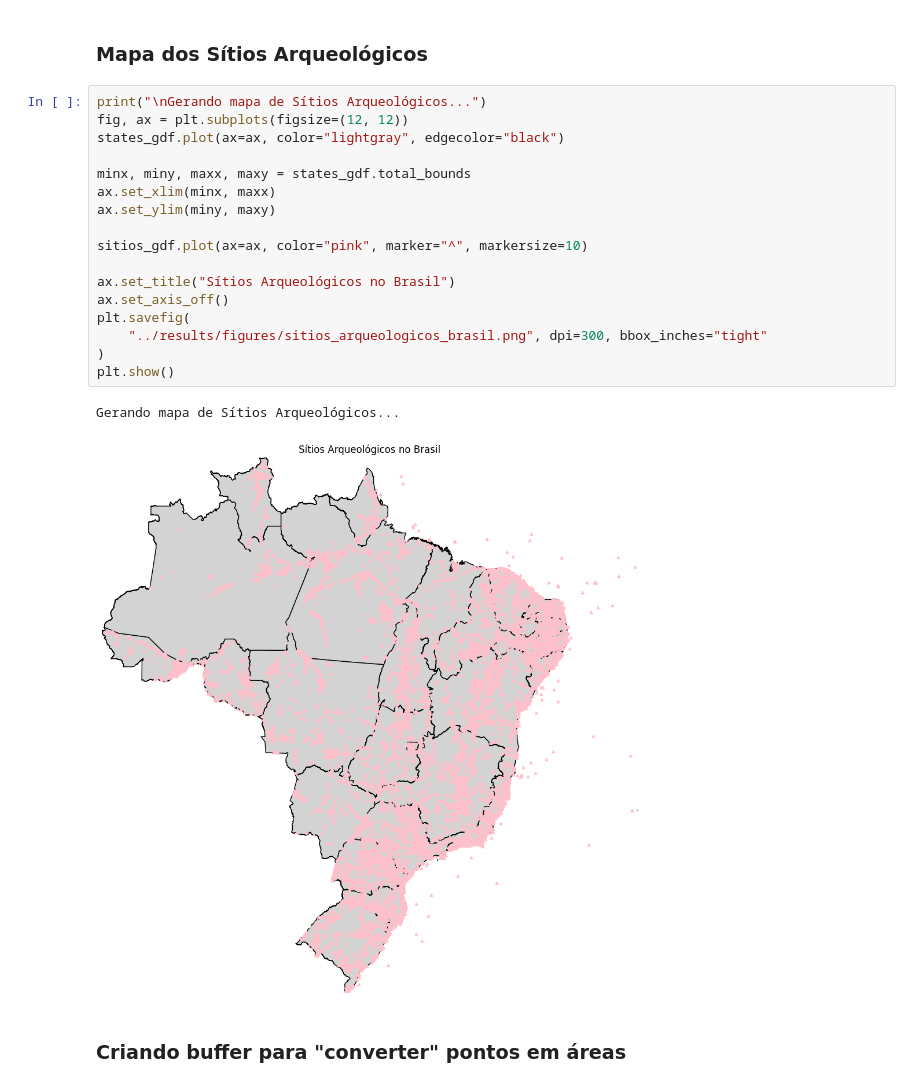
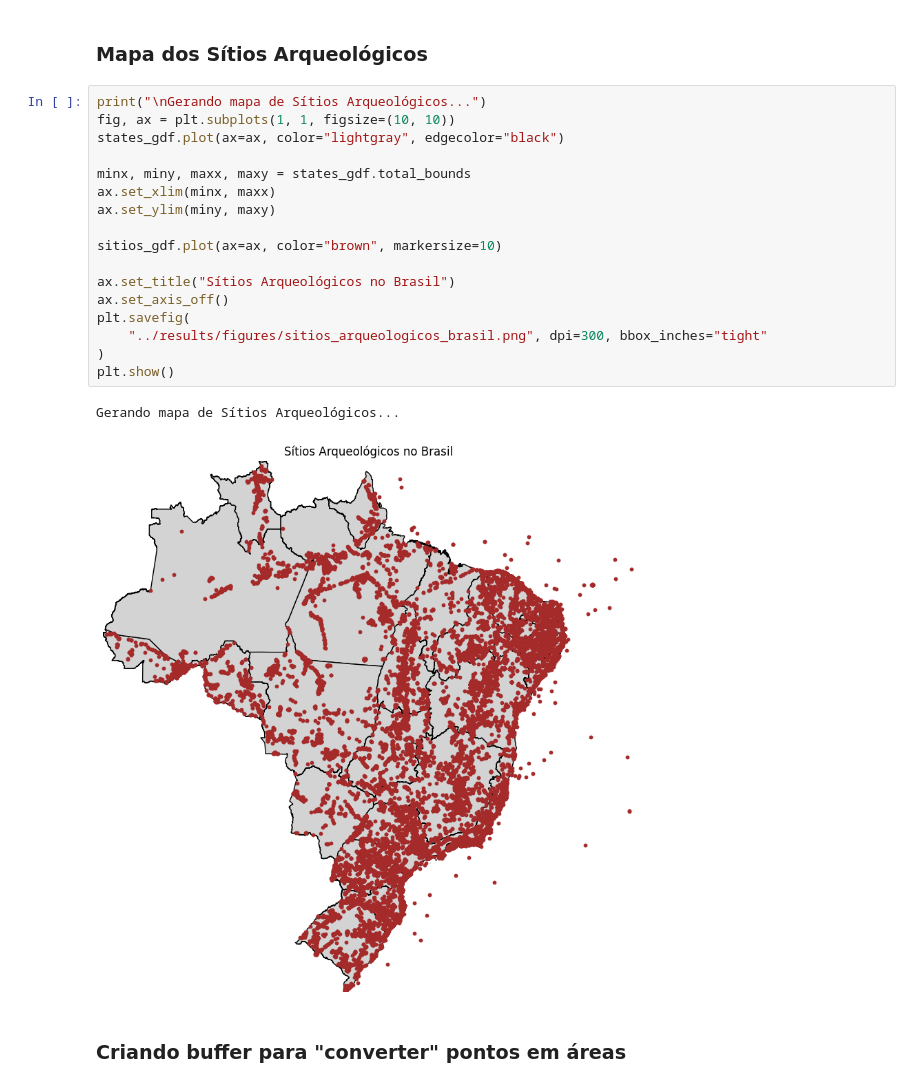
Before and after one commit to JPMartinsF/analise-geografica-energia-solar-brasil, a Jupyter notebook: notebooks/03-analise-restricoes.ipynb, the cells around one changed output. Drawn from its saved outputs; the diff is of its cells as text.

```diff
--- a/notebooks/03-analise-restricoes.ipynb
+++ b/notebooks/03-analise-restricoes.ipynb
@@ -323,24 +333,24 @@ Amostra dos dados:
 ### Mapa dos Sítios Arqueológicos
 # %%
 print("\nGerando mapa de Sítios Arqueológicos...")
-fig, ax = plt.subplots(figsize=(12, 12))
+fig, ax = plt.subplots(1, 1, figsize=(10, 10))
 states_gdf.plot(ax=ax, color="lightgray", edgecolor="black")
 
 minx, miny, maxx, maxy = states_gdf.total_bounds
 ax.set_xlim(minx, maxx)
 ax.set_ylim(miny, maxy)
 
-sitios_gdf.plot(ax=ax, color="pink", marker="^", markersize=10)
+sitios_gdf.plot(ax=ax, color="brown", markersize=10)
 
 ax.set_title("Sítios Arqueológicos no Brasil")
 ax.set_axis_off()
 plt.savefig(
     "../results/figures/sitios_arqueologicos_brasil.png", dpi=300, bbox_inches="tight"
 )
 plt.show()
 # %% [output]
 Gerando mapa de Sítios Arqueológicos...
-[figure, old version]
+[figure, new version]
 # %% [markdown]
 ### Criando buffer para "converter" pontos em áreas
 # %%
```
Also changed, not shown: parts of 9 cells of this notebook, 7 other files.
